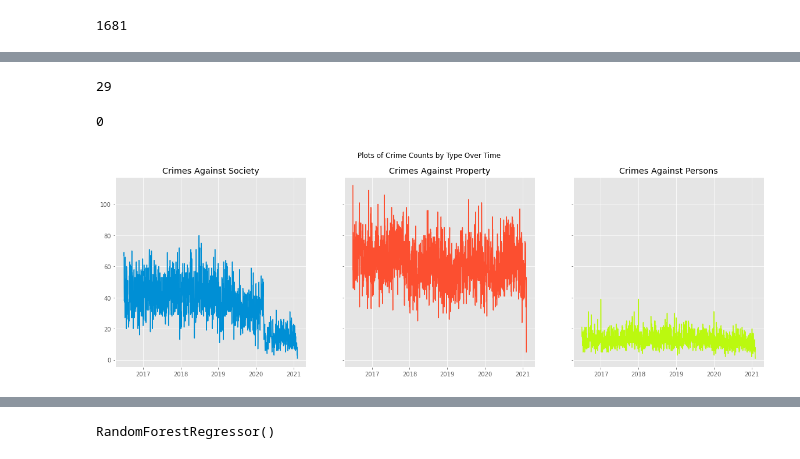
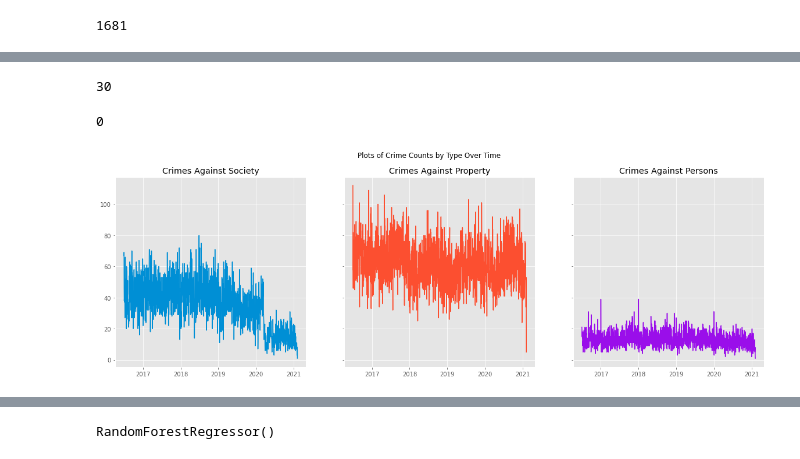
Before and after one commit to hudsonbat/Data-205, a Jupyter notebook: Regression_Trees_All.ipynb, the cells around one changed output, grey strips where cells are left out. Saved outputs shown, nothing was run; the diff lists cells and outputs as text; code cells hidden in the pictures.

```diff
--- a/Regression_Trees_All.ipynb
+++ b/Regression_Trees_All.ipynb
@@ -446 +465,21 @@ data_final = cluster_func(data)
+# %%
+import re
+
+def rolling_place_count_func(data):
+
+    pattern = r'.*\s*(Place)\.*'
+
+    for column in data.columns:
+
+        if re.match(pattern, column):
+
+            data['30 Rolling Mean ' +  column] = data[column].shift(1).rolling(30).mean()
+
+    return data
+# %%
+data = rolling_crime_count_func(data)
+# %%
+data = rolling_acs_count_func(data)
+# %%
+data = rolling_place_count_func(data)
 # %%
@@ -483,7 +523,7 @@ Index(['Day', 'Count', 'Mean Income', 'Mean Pop',
 # %%
-data_final['30 Rolling Crimes Against Property Count'].isnull().sum()
+data['30 Day Rolling Crimes Against Property Max Count'].isnull().sum()
 # %% [output]
-29
+30
 # %%
 data.replace([np.inf, -np.inf], np.nan, inplace=True)
 data.fillna(0,inplace=True)
@@ -500,19 +540,19 @@ data['Day'] = pd.to_datetime(data['Day'])
 # %%
 fig, (ax1, ax2, ax3) = plt.subplots(1,3, figsize=(20,6), sharex=True, sharey=True)
 
 fig.suptitle('Plots of Crime Counts by Type Over Time')
 
 ax1.plot(data['Day'], data['Crime Against Society Count'], c = '#008fd5')
 ax1.set_title('Crimes Against Society')
 
 ax2.plot(data['Day'], data['Crime Against Property Count'], c = '#fc4f30')
 ax2.set_title('Crimes Against Property')
 
-ax3.plot(data['Day'], data['Crime Against Person Count'], c = '#bbf90f')
+ax3.plot(data['Day'], data['Crime Against Person Count'], c = '#9a0eea')
 ax3.set_title('Crimes Against Persons')
 
 plt.show()
 # %% [output]
-[figure, old version]
+[figure, new version]
 # %%
 features = data.copy()
```
Also changed, not shown: parts of 57 cells of this notebook.
